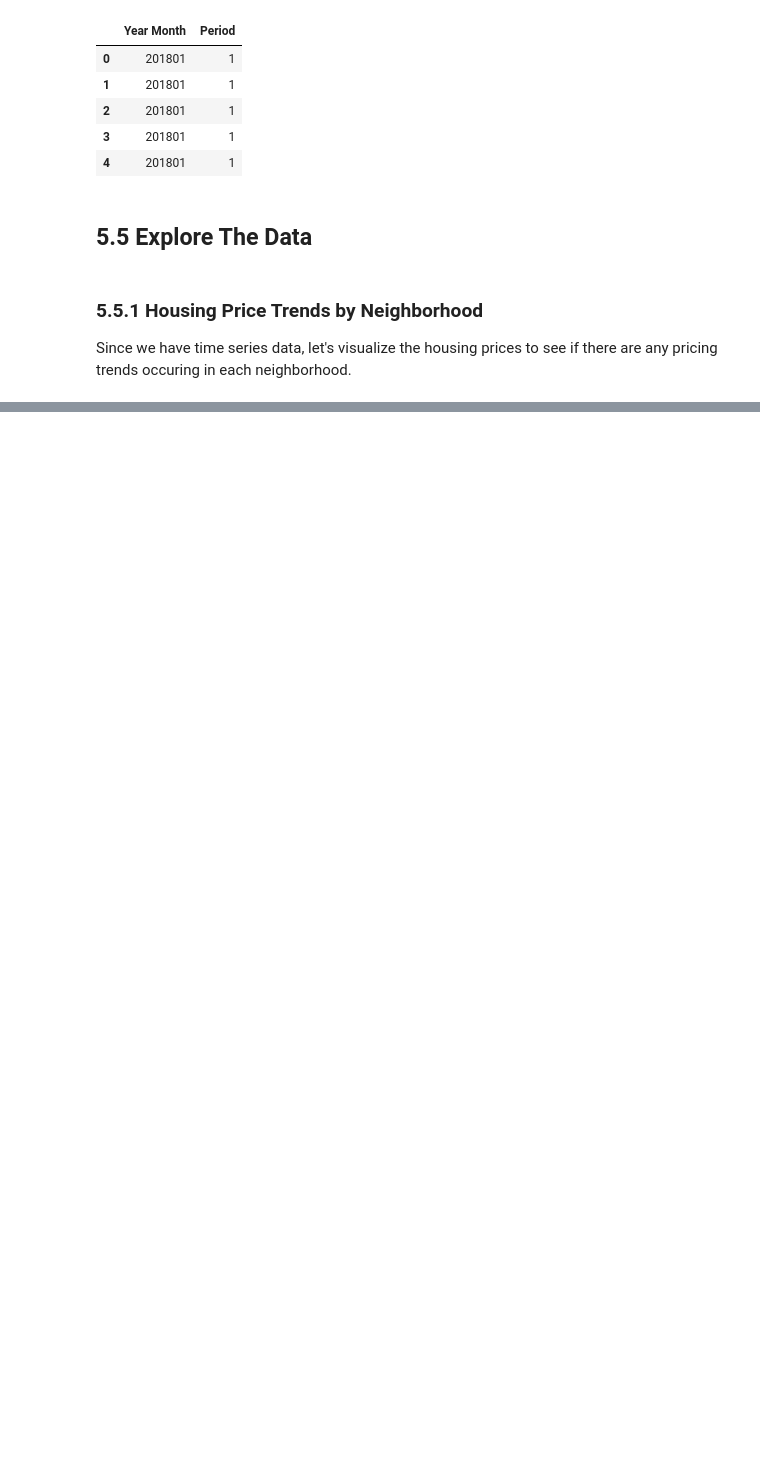
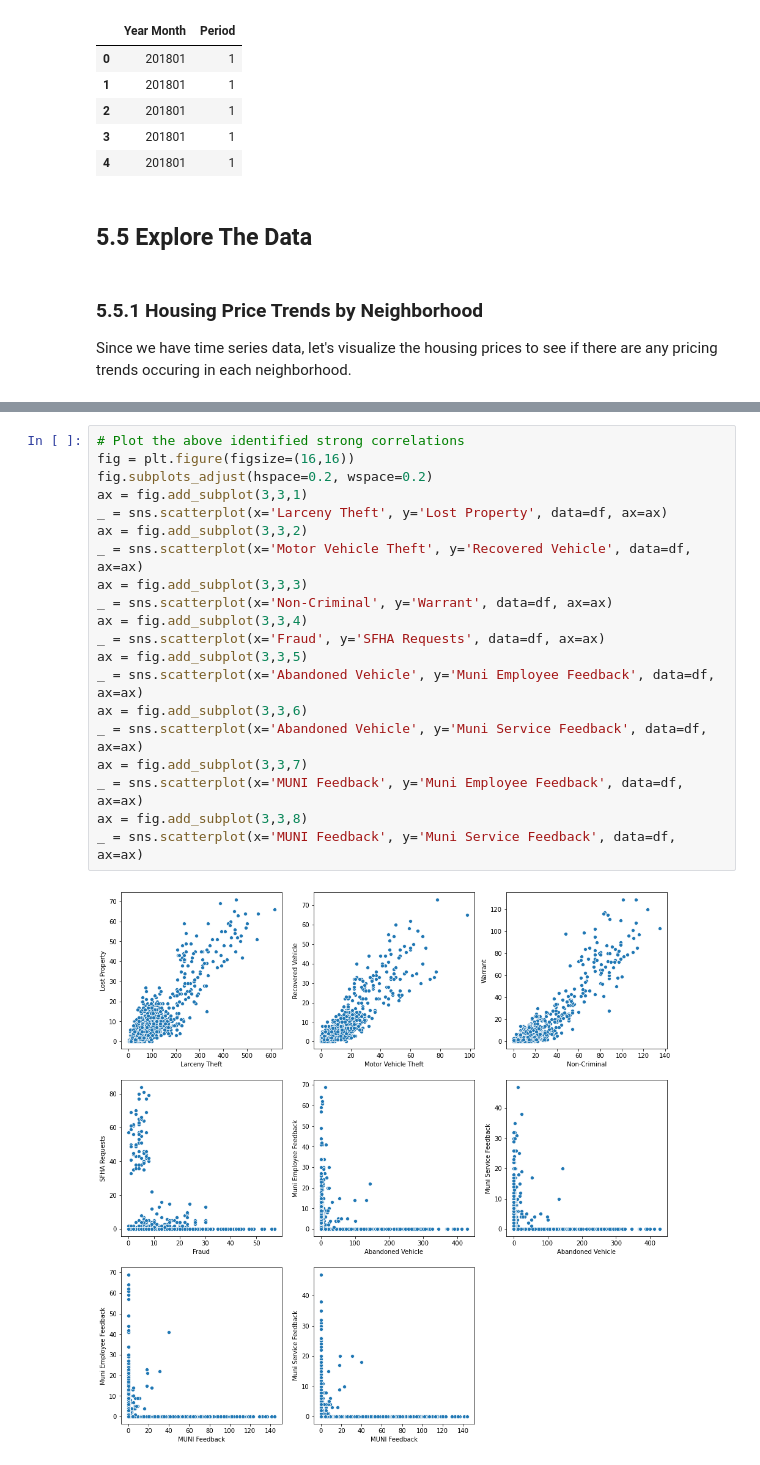
Before and after one commit to fontainelam/SF-PoliceIncidents-311-Housing, a Jupyter notebook: 05 - Exploratory Data Analysis.ipynb, the cells around one changed output, grey strips where cells are left out. Saved outputs shown, nothing was run; the diff lists cells and outputs as text; blank space fills up the shorter version.

```diff
--- a/05 - Exploratory Data Analysis.ipynb
+++ b/05 - Exploratory Data Analysis.ipynb
@@ -158,0 +328,22 @@ _ = g.set_axis_labels('Year Month', 'Housing Sales Price')
+# %%
+# Plot the above identified strong correlations
+fig = plt.figure(figsize=(16,16))
+fig.subplots_adjust(hspace=0.2, wspace=0.2)
+ax = fig.add_subplot(3,3,1)
+_ = sns.scatterplot(x='Larceny Theft', y='Lost Property', data=df, ax=ax)
+ax = fig.add_subplot(3,3,2)
+_ = sns.scatterplot(x='Motor Vehicle Theft', y='Recovered Vehicle', data=df, ax=ax)
+ax = fig.add_subplot(3,3,3)
+_ = sns.scatterplot(x='Non-Criminal', y='Warrant', data=df, ax=ax)
+ax = fig.add_subplot(3,3,4)
+_ = sns.scatterplot(x='Fraud', y='SFHA Requests', data=df, ax=ax)
+ax = fig.add_subplot(3,3,5)
+_ = sns.scatterplot(x='Abandoned Vehicle', y='Muni Employee Feedback', data=df, ax=ax)
+ax = fig.add_subplot(3,3,6)
+_ = sns.scatterplot(x='Abandoned Vehicle', y='Muni Service Feedback', data=df, ax=ax)
+ax = fig.add_subplot(3,3,7)
+_ = sns.scatterplot(x='MUNI Feedback', y='Muni Employee Feedback', data=df, ax=ax)
+ax = fig.add_subplot(3,3,8)
+_ = sns.scatterplot(x='MUNI Feedback', y='Muni Service Feedback', data=df, ax=ax)
+# %% [output]
+[figure, added]
```
Also changed, not shown: parts of 43 cells of this notebook, 1 other file.
